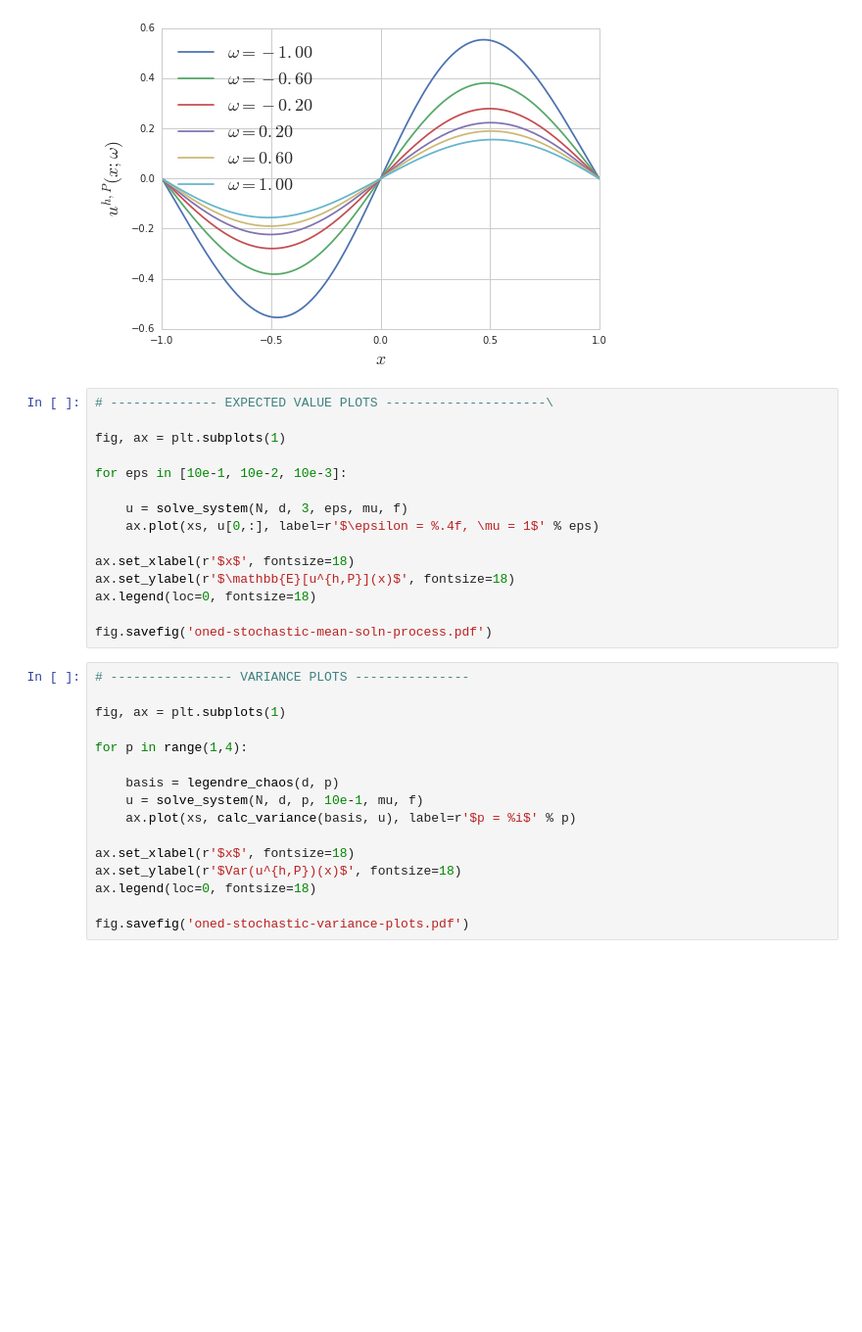
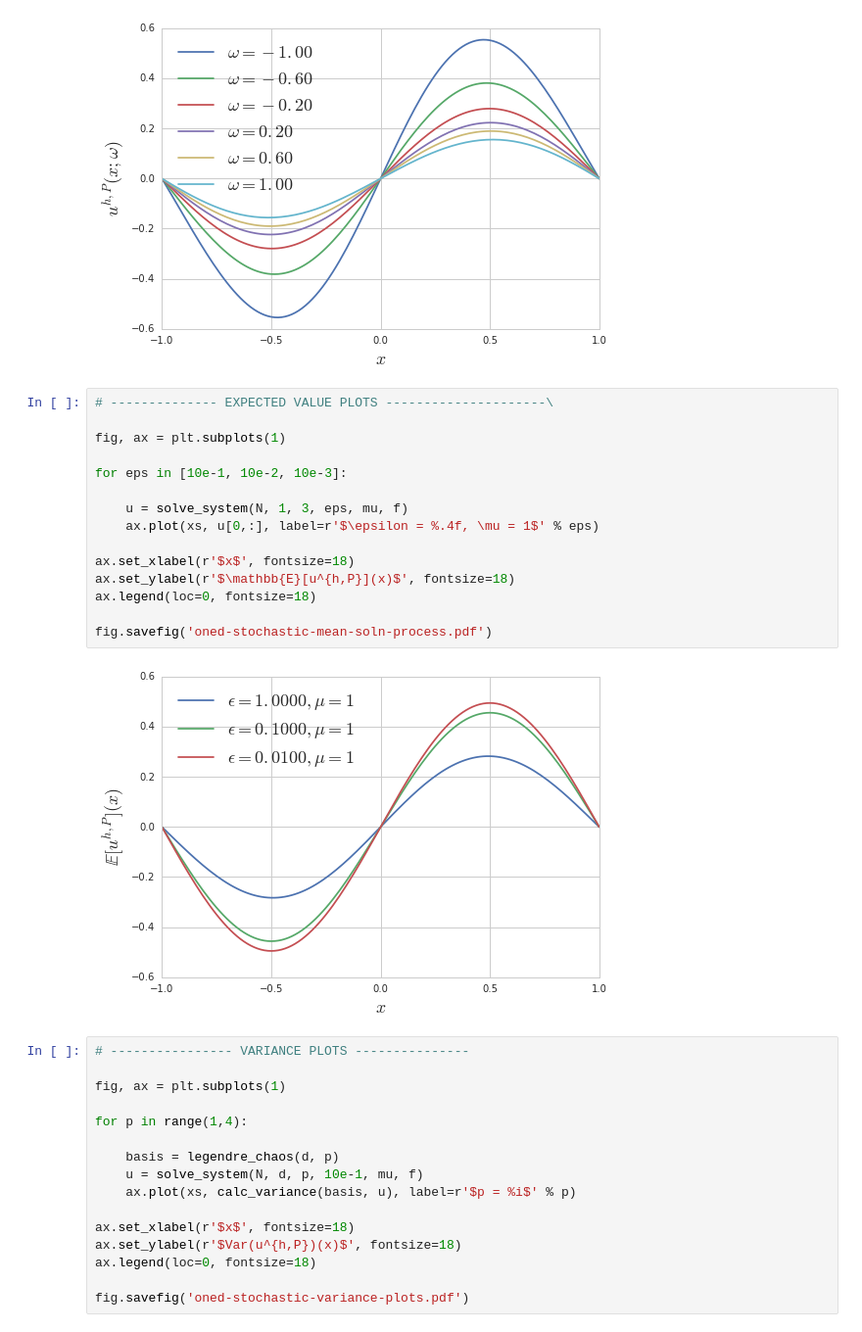
Before and after one commit to alcarney/polynomial_chaos, a Jupyter notebook: src/oned_stochastic.ipynb, the cells around one changed output. Shown: that part at 98% size. Cells and saved outputs as stored; diff of their text form; blank space fills up the shorter version.

```diff
--- a/src/oned_stochastic.ipynb
+++ b/src/oned_stochastic.ipynb
@@ -46,18 +46,20 @@ for p in range(1,4):
 # %%
 # -------------- EXPECTED VALUE PLOTS ---------------------\
 
 fig, ax = plt.subplots(1)
 
 for eps in [10e-1, 10e-2, 10e-3]:
 
-    u = solve_system(N, d, 3, eps, mu, f)
+    u = solve_system(N, 1, 3, eps, mu, f)
     ax.plot(xs, u[0,:], label=r'$\epsilon = %.4f, \mu = 1$' % eps)
 
 ax.set_xlabel(r'$x$', fontsize=18)
 ax.set_ylabel(r'$\mathbb{E}[u^{h,P}](x)$', fontsize=18)
 ax.legend(loc=0, fontsize=18)
 
 fig.savefig('oned-stochastic-mean-soln-process.pdf')
+# %% [output]
+[figure, added]
 # %%
 # ---------------- VARIANCE PLOTS ---------------
 
```
